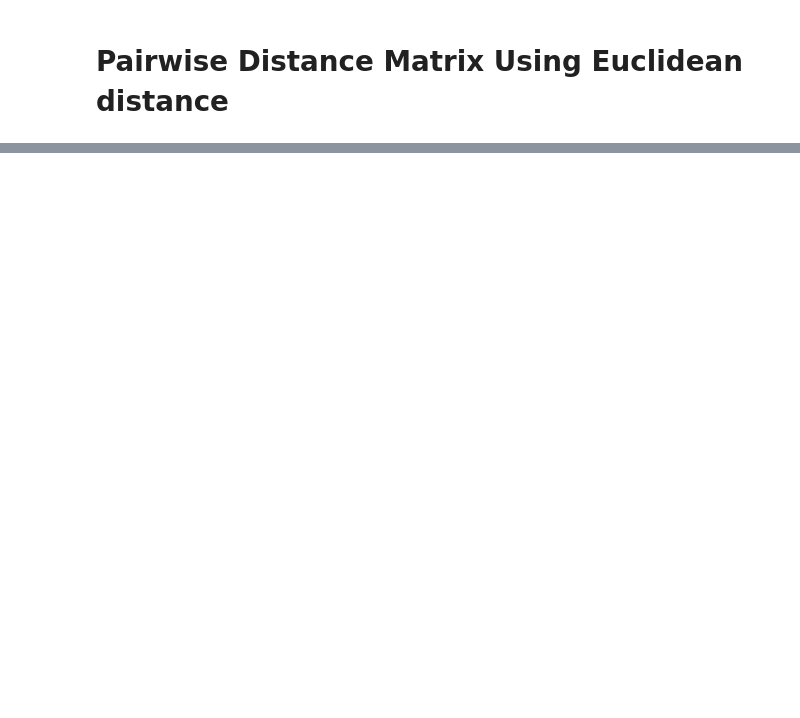
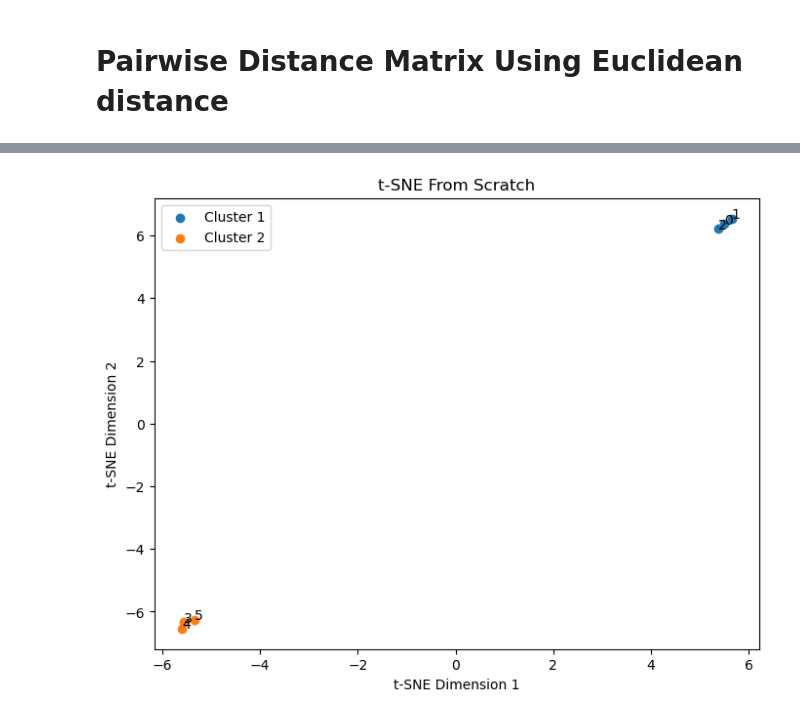
Before and after one commit to dhanasekarenb/AIML, a Jupyter notebook: Machine learning/Unsupervised Learning/Dimensionality Reduction/t-SNE.ipynb, the cells around one changed output, grey strips where cells are left out. Drawn from its saved outputs; the diff is of its cells as text; code cells hidden in the pictures; blank space fills up the shorter version.

```diff
--- a/Machine learning/Unsupervised Learning/Dimensionality Reduction/t-SNE.ipynb
+++ b/Machine learning/Unsupervised Learning/Dimensionality Reduction/t-SNE.ipynb
@@ -51,0 +319,4 @@ SyntaxError: invalid syntax (1455399123.py, line 1)
+# %%
+gradient = compute_gradient(P, Q, Y)
+
+print(gradient)
@@ -51,0 +332,6 @@ SyntaxError: invalid syntax (1455399123.py, line 1)
+# %%
+learning_rate = 200
+
+Y = Y - learning_rate * gradient
+
+Y
@@ -51,0 +458,30 @@ SyntaxError: invalid syntax (1455399123.py, line 1)
+# %%
+plt.figure(figsize=(8, 6))
+
+plt.scatter(
+    Y_final[:3, 0],
+    Y_final[:3, 1],
+    label="Cluster 1"
+)
+
+plt.scatter(
+    Y_final[3:, 0],
+    Y_final[3:, 1],
+    label="Cluster 2"
+)
+
+for i in range(len(Y_final)):
+    plt.text(
+        Y_final[i, 0],
+        Y_final[i, 1],
+        str(i)
+    )
+
+plt.xlabel("t-SNE Dimension 1")
+plt.ylabel("t-SNE Dimension 2")
+plt.title("t-SNE From Scratch")
+plt.legend()
+
+plt.show()
+# %% [output]
+[figure, added]
```
Also changed, not shown: parts of 30 cells of this notebook, 5 other files.
